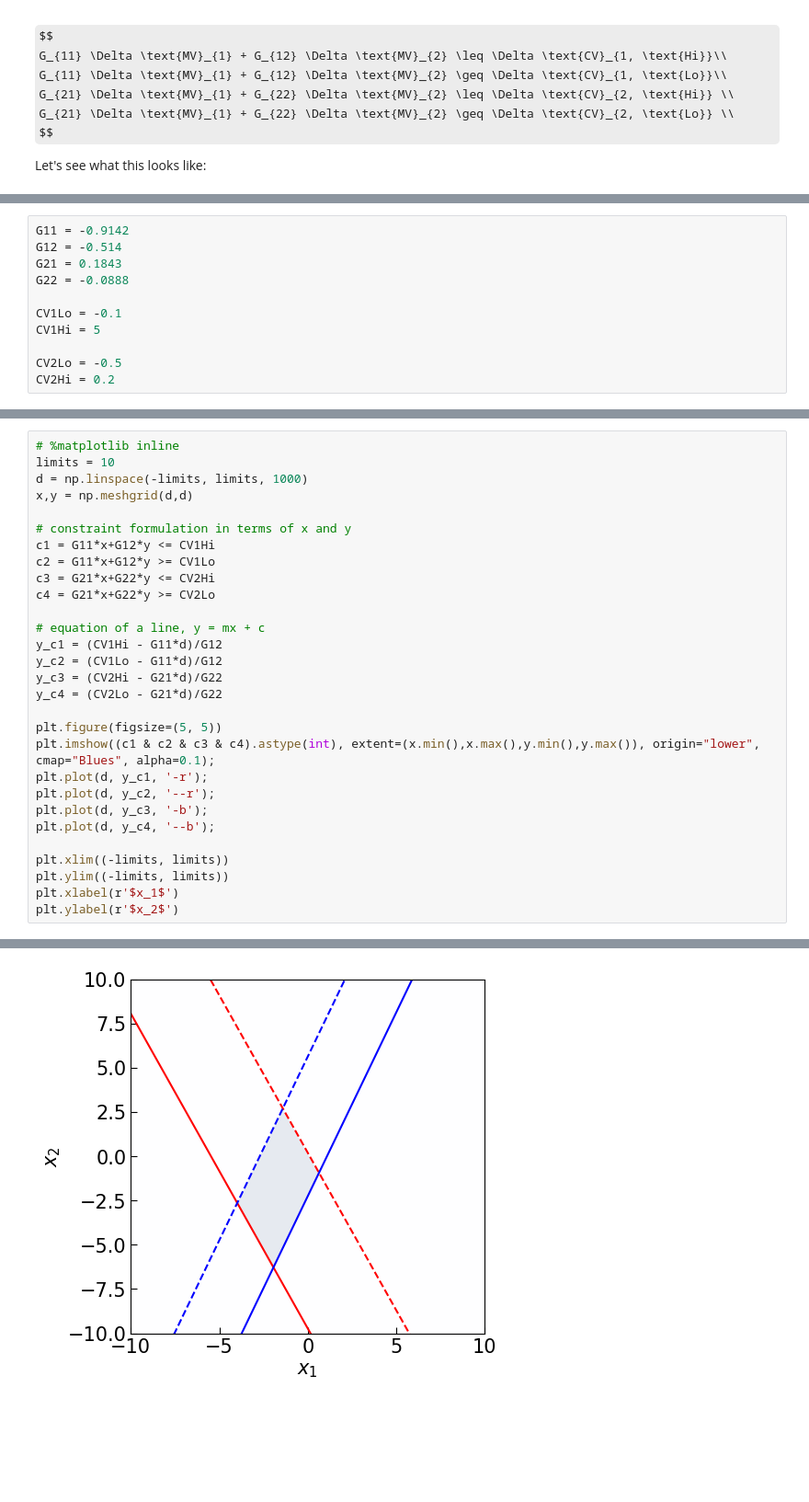
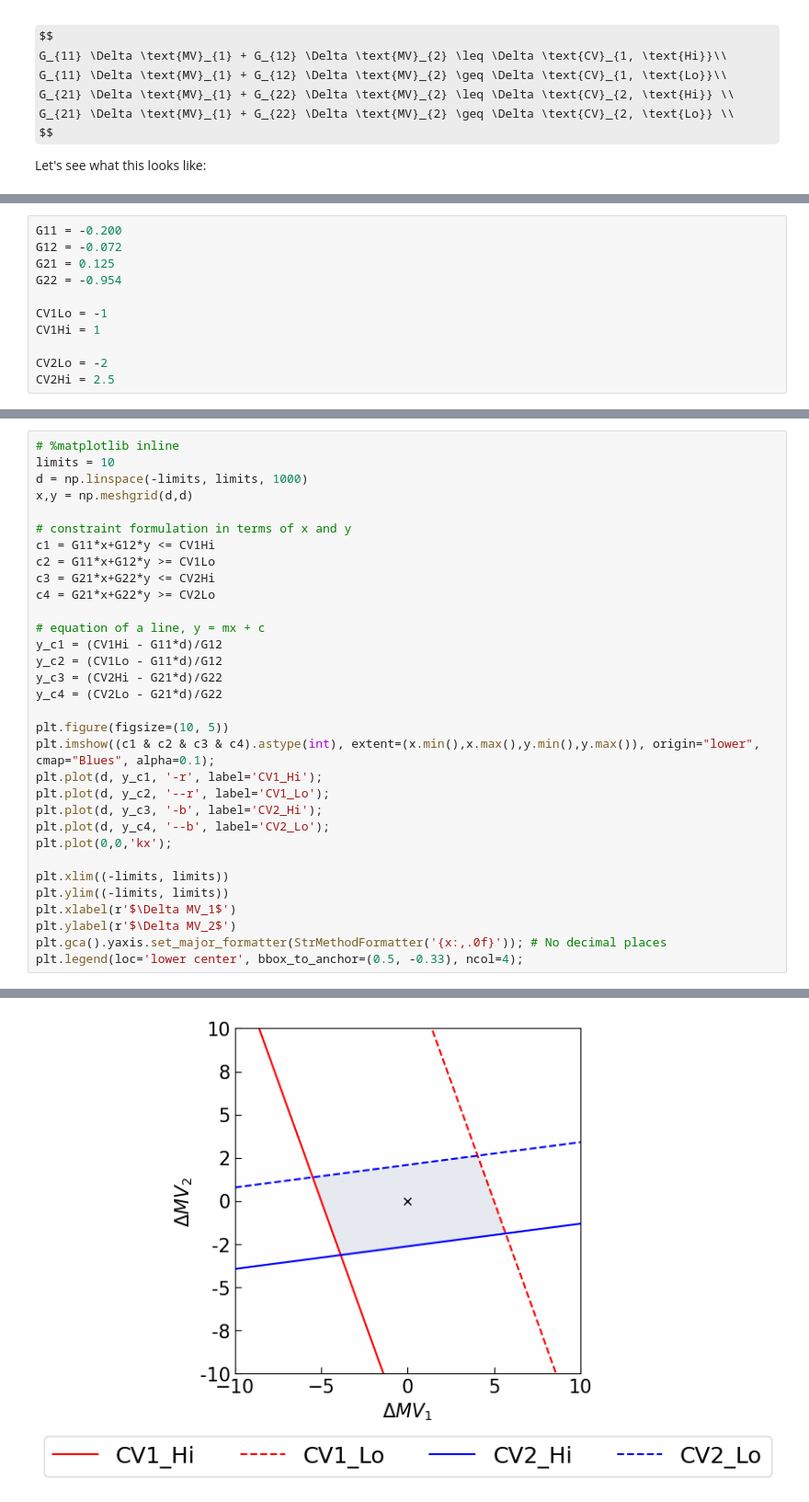
Before and after one commit to csianglim/DMC-Python, a Jupyter notebook: 1. LP Problem - DMC.ipynb, the cells around one changed output, grey strips where cells are left out. Shown at 92% size. Drawn from its saved outputs; the diff is of its cells as text; some formulas as TeX source; blank space fills up the shorter version.

```diff
--- a/1. LP Problem - DMC.ipynb
+++ b/1. LP Problem - DMC.ipynb
@@ -139,11 +146,11 @@ plt.rcParams['legend.handlelength'] = lhandle
 # %%
-G11 = -0.9142
-G12 = -0.514
-G21 = 0.1843
-G22 = -0.0888
+G11 = -0.200
+G12 = -0.072
+G21 = 0.125
+G22 = -0.954
 
-CV1Lo = -0.1
-CV1Hi = 5
+CV1Lo = -1
+CV1Hi = 1
 
-CV2Lo = -0.5
-CV2Hi = 0.2
+CV2Lo = -2
+CV2Hi = 2.5
@@ -165,15 +176,18 @@ y_c2 = (CV1Lo - G11*d)/G12
 y_c3 = (CV2Hi - G21*d)/G22
 y_c4 = (CV2Lo - G21*d)/G22
 
-plt.figure(figsize=(5, 5))
+plt.figure(figsize=(10, 5))
 plt.imshow((c1 & c2 & c3 & c4).astype(int), extent=(x.min(),x.max(),y.min(),y.max()), origin="lower", cmap="Blues", alpha=0.1);
-plt.plot(d, y_c1, '-r');
-plt.plot(d, y_c2, '--r');
-plt.plot(d, y_c3, '-b');
-plt.plot(d, y_c4, '--b');
+plt.plot(d, y_c1, '-r', label='CV1_Hi');
+plt.plot(d, y_c2, '--r', label='CV1_Lo');
+plt.plot(d, y_c3, '-b', label='CV2_Hi');
+plt.plot(d, y_c4, '--b', label='CV2_Lo');
+plt.plot(0,0,'kx');
 
 plt.xlim((-limits, limits))
 plt.ylim((-limits, limits))
-plt.xlabel(r'$x_1$')
-plt.ylabel(r'$x_2$')
+plt.xlabel(r'$\Delta MV_1$')
+plt.ylabel(r'$\Delta MV_2$')
+plt.gca().yaxis.set_major_formatter(StrMethodFormatter('{x:,.0f}')); # No decimal places
+plt.legend(loc='lower center', bbox_to_anchor=(0.5, -0.33), ncol=4);
 # %% [output]
@@ -181 +194 @@ Text(0, 0.5, '$x_2$')
-[figure, old version]
+[figure, new version]
```
Also changed, not shown: parts of 7 cells of this notebook, 2 other files.
